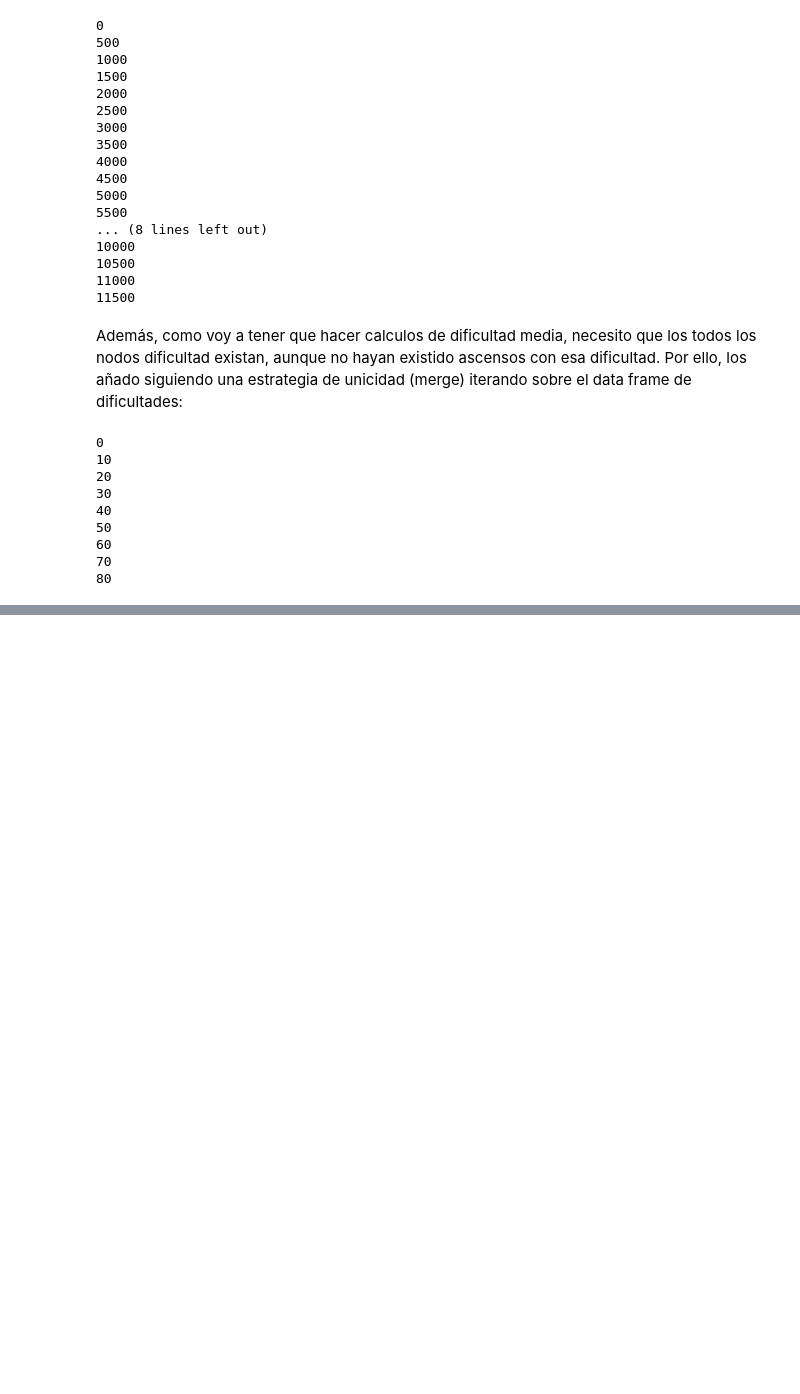
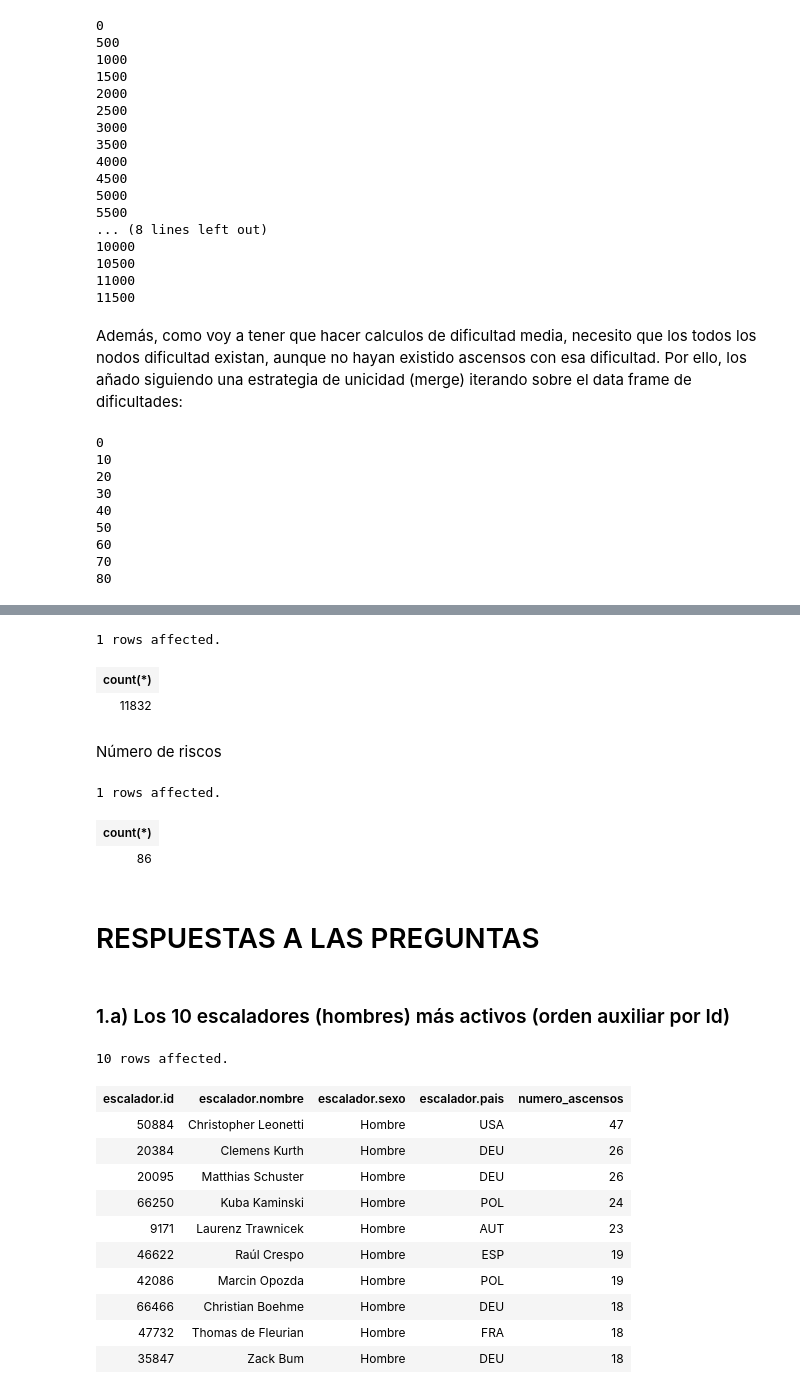
Before and after one commit to jmsanchezff/datahack_practica_bbdd, a Jupyter notebook: Neo4j.ipynb, the cells around one changed output, grey strips where cells are left out. Saved outputs shown, nothing was run; the diff lists cells and outputs as text; code cells hidden in the pictures; blank space fills up the shorter version.

```diff
--- a/Neo4j.ipynb
+++ b/Neo4j.ipynb
@@ -153,0 +142,42 @@ df_ascensos[df_ascensos['nombre_via']=='RED BULL']
+# %%
+%%cypher
+MATCH (:Ascenso)
+RETURN count(*)
+# %% [output]
+1 rows affected.
+| count(*) |
+| 11832 |
+# %% [markdown]
+Número de riscos
+# %%
+%%cypher
+MATCH (:Dificultad)
+RETURN count(*)
+# %% [output]
+1 rows affected.
+| count(*) |
+| 86 |
+# %% [markdown]
+# RESPUESTAS A LAS PREGUNTAS
+# %% [markdown]
+### 1.a) Los 10 escaladores (hombres) más activos (orden auxiliar por Id)
+# %%
+%%cypher
+MATCH (escalador:Escalador)-[:REALIZA]->(ascenso:Ascenso)
+WHERE escalador.sexo = "Hombre"
+RETURN escalador.id, escalador.nombre, escalador.sexo, escalador.pais, count(ascenso) as numero_ascensos
+ORDER BY numero_ascensos DESC, escalador.id DESC
+LIMIT 10
+# %% [output]
+10 rows affected.
+| escalador.id | escalador.nombre | escalador.sexo | escalador.pais | numero_ascensos |
+| 50884 | Christopher Leonetti | Hombre | USA | 47 |
+| 20384 | Clemens Kurth | Hombre | DEU | 26 |
+| 20095 | Matthias Schuster | Hombre | DEU | 26 |
+| 66250 | Kuba Kaminski | Hombre | POL | 24 |
+| 9171 | Laurenz Trawnicek | Hombre | AUT | 23 |
+| 46622 | Raúl Crespo | Hombre | ESP | 19 |
+| 42086 | Marcin Opozda | Hombre | POL | 19 |
+| 66466 | Christian Boehme | Hombre | DEU | 18 |
+| 47732 | Thomas de Fleurian | Hombre | FRA | 18 |
+| 35847 | Zack Bum | Hombre | DEU | 18 |
```
Also changed, not shown: parts of 35 cells of this notebook, 2 other files.
